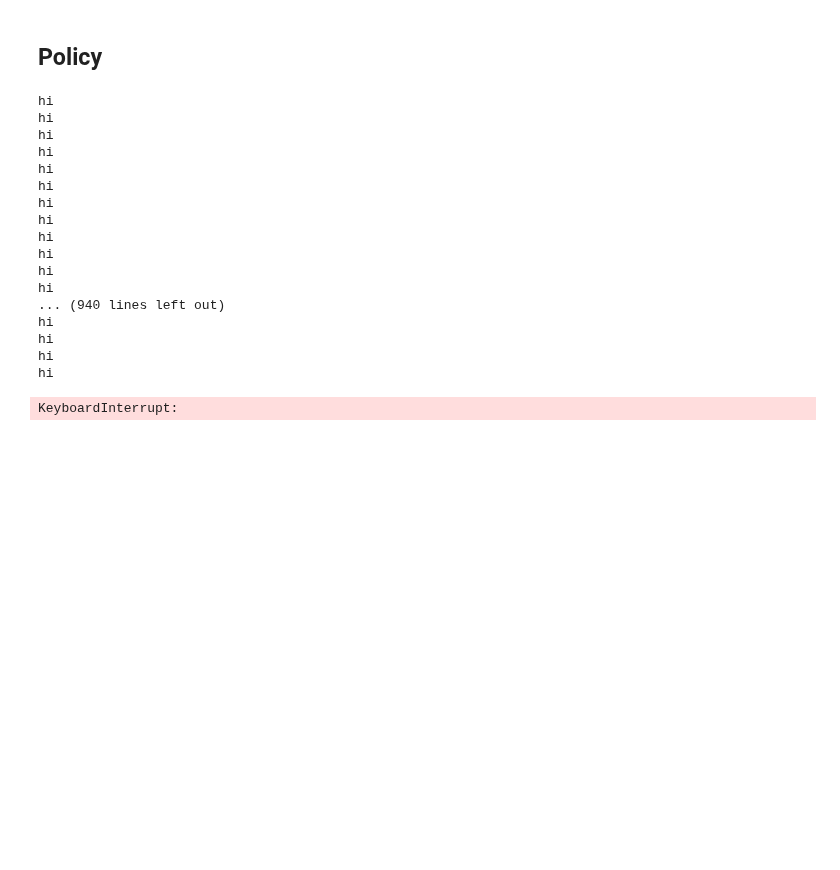
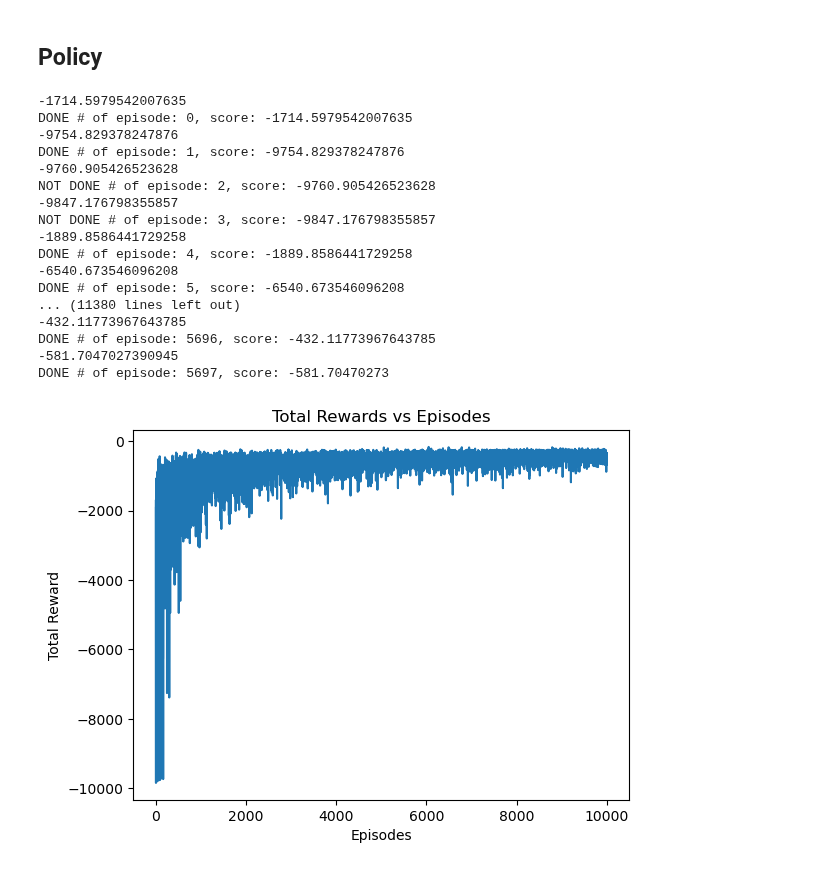
Before and after one commit to jasoon-chen/handwrittenNotes, a Jupyter notebook: RLCode/MonteCarlo/reinforceMonteCarloPolicyGradientControl.ipynb, the cells around one changed output. Drawn from its saved outputs; the diff is of its cells as text; code cells hidden in the pictures; blank space fills up the shorter version.

Commit message:
finally finished reinforce monte carlo policy gradient

```diff
--- a/RLCode/MonteCarlo/reinforceMonteCarloPolicyGradientControl.ipynb
+++ b/RLCode/MonteCarlo/reinforceMonteCarloPolicyGradientControl.ipynb
@@ -176,21 +176,20 @@ class TileCodingApprox:
         return policy
 
     def update(self, state, action, discountedReturn):
+        activeFeature = self.x(state, action)
         probVector = self.policy(state)
-        sumB = [probVector[b]*self.x(state, b) for b in range(self._nActions)]
-        sumB = np.sum(sumB)
-        gradient = self.x(state, action) - sumB
+        expectedFeature = [self.x(state, b) for b in range(self._nActions)]
+        expectedFeature = np.dot(probVector, expectedFeature)
+        gradient = activeFeature - expectedFeature
         self._theta += self._learningRate * discountedReturn * gradient
-        print("hi")
-        # print(self._theta)
 # %% [markdown]
 ## Policy
 # %%
 # Parameters
-maxTimeStep = 250
-env = gym.make("MountainCar-v0", max_episode_steps=maxTimeStep)
+maxTimeStep = 500
+env = gym.make("MountainCar-v0", max_episode_steps=200)
 nActions = env.action_space.n
-alpha = 0.01
+alpha = 0.001
 gamma = 1
 maxEpisodes = 10000
 
@@ -206,42 +205,58 @@ for episode in range(maxEpisodes):
     done = False
     trajectory = []
     totalReward = 0
-    timeStep = 0
+    currentStepOfEpisode = 0
     while not done:
         nextState, reward, done, _, _ = env.step(initialAction)
-        timeStep += reward
+
         reward += (abs(nextState[1])) # Made is to that the velocity of the current state increases the reward
         trajectory.append([initialState, initialAction, reward])
         totalReward += reward
+
         initialState = nextState
         initialAction = np.random.choice(nActions, p=tiles2.policy(nextState))
+
+        currentStepOfEpisode += 1
+        if currentStepOfEpisode == maxEpisodes:
+            done = True
+            reward = -maxEpisodes
+
     rewards.append(totalReward)
-
-    if timeStep != -maxTimeStep:
+    print(totalReward)
+    if currentStepOfEpisode != maxEpisodes:
         for t in range(len(trajectory)):
             G = 0
             for k in range(t+1, len(trajectory)):
                 G += (gamma**(k-t-1)) * trajectory[k][2]
-            tiles2.update(trajectory[k][0],trajectory[k][1],(gamma**t)*G)
-    print("# of episode: {}, score: {}".format(episode, totalReward))
+            tiles2.update(trajectory[t][0],trajectory[t][1],(gamma**t)*G)
+        print("DONE # of episode: {}, score: {}".format(episode, totalReward))
+    else:
+        print("NOT DONE # of episode: {}, score: {}".format(episode, totalReward))
 
 env.close()
 # %% [output]
-hi
-hi
-hi
-hi
-hi
-hi
-hi
-hi
-hi
-hi
-hi
-hi
-... (940 lines left out)
-hi
-hi
-hi
-hi
+-1714.5979542007635
+DONE # of episode: 0, score: -1714.5979542007635
+-9754.829378247876
+DONE # of episode: 1, score: -9754.829378247876
+-9760.905426523628
+NOT DONE # of episode: 2, score: -9760.905426523628
+-9847.176798355857
+NOT DONE # of episode: 3, score: -9847.176798355857
+-1889.8586441729258
+DONE # of episode: 4, score: -1889.8586441729258
+-6540.673546096208
+DONE # of episode: 5, score: -6540.673546096208
+... (11380 lines left out)
+-432.11773967643785
+DONE # of episode: 5696, score: -432.11773967643785
+-581.7047027390945
+DONE # of episode: 5697, score: -581.70470273
-KeyboardInterrupt:
+# %%
+plt.plot(rewards)
+plt.xlabel('Episodes')
+plt.ylabel('Total Reward')
+plt.title('Total Rewards vs Episodes')
+plt.show()
+# %% [output]
+[figure, added]
```
Also changed, not shown: parts of 1 cell of this notebook, 5 other files.
